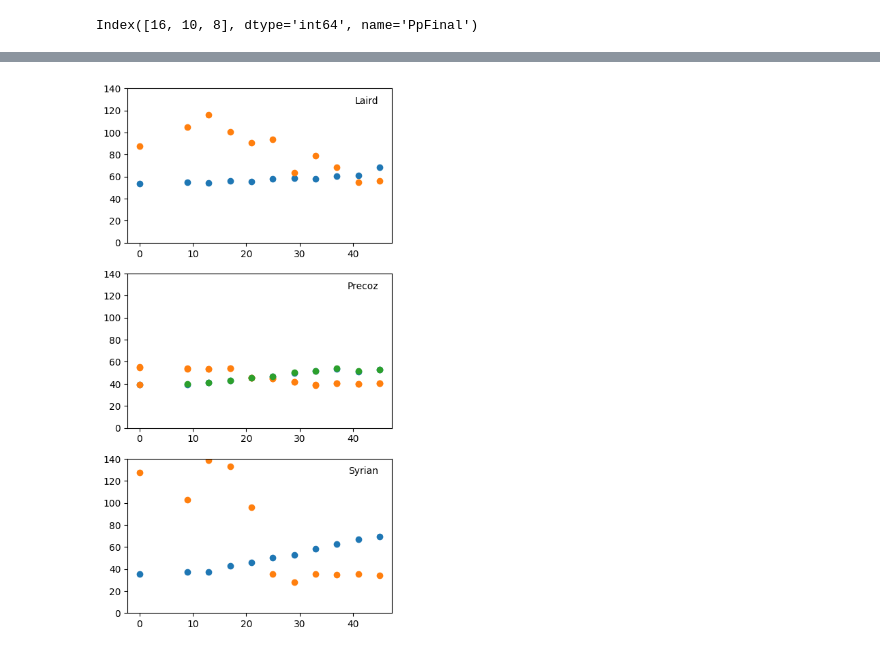
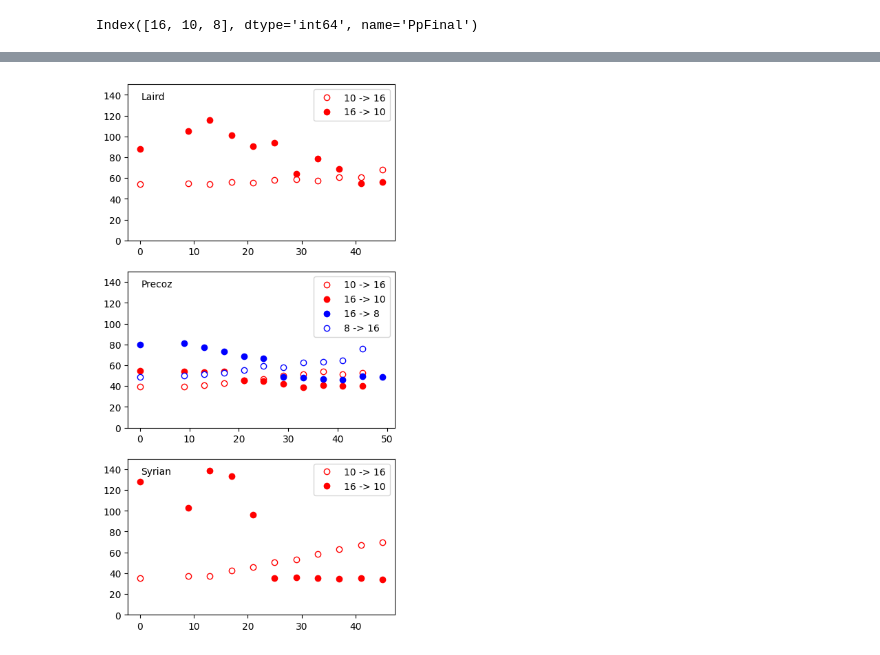
Before and after one commit to PlantandFoodResearch/ApsimX, a Jupyter notebook: Prototypes/Lentil/PhenAnalysis.ipynb, the cells around one changed output, grey strips where cells are left out. Drawn from its saved outputs; the diff is of its cells as text; code cells hidden in the pictures.

```diff
--- a/Prototypes/Lentil/PhenAnalysis.ipynb
+++ b/Prototypes/Lentil/PhenAnalysis.ipynb
@@ -81,7 +81,9 @@ for c in RobCults:
                     ls = lins[ip]
                     if ip == 8:
                         fc = 'w'
-                    plt.plot(dat.DuratInitial,dat.TtFirstFlower,ls,color = cols[it],mfc=fc)
+                    plt.plot(dat.DuratInitial,dat.TtFirstFlower,ls,color = cols[it],mfc=fc, label=' temp = '+str(it)+'oC '+'Pp = '+str(ip) )
             plt.ylim(ylims[c][0],ylims[c][1])
+            if pos in [4,8]:
+                plt.legend(loc='center left', bbox_to_anchor=(1, 0.5))
             pos+=1
 # %% [output]
@@ -127,6 +129,7 @@ cols = dict(zip(SumFinalPps.values,['grey','darkgoldenrod','darkorange']))
 fill = dict(zip(SumInitDurats.values,[False,True]))
 lins = dict(zip(SumInitDurats.values,['o--','o-']))
 #ylims = dict(zip(RobCults.values,[(500,2000),(300,1000)]))
+verns = dict(zip(SumInitDurats.values,['Nil','Chill']))
 # %%
 Graph = plt.figure(figsize=(5,10))
 pos = 1
@@ -141,9 +144,10 @@ for c in SumCults:
             ls = lins[id]
             if id == 0:
                 fc = 'w'
-            plt.plot(dat.TmeanFinal,dat.DaysToFlowerPostVern,ls,color = cols[fp],mfc=fc)
+            plt.plot(dat.TmeanFinal,dat.DaysToFlowerPostVern,ls,color = cols[fp],mfc=fc,label = 'Vern = '+str(verns[id])+' Pp = '+str(fp))
     #plt.ylim(ylims[c][0],ylims[c][1])
     plt.ylim(0,130)
     plt.xlim(5,25)
+    plt.legend(loc='center left', bbox_to_anchor=(1, 0.5))
     pos+=1
 # %% [output]
@@ -162,9 +166,10 @@ for c in SumCults:
             ls = lins[id]
             if id == 0:
                 fc = 'w'
-            plt.plot(dat.TmeanFinal,dat.TtFirstFlower,ls,color = cols[fp],mfc=fc)
+            plt.plot(dat.TmeanFinal,dat.TtFirstFlower,ls,color = cols[fp],mfc=fc,label = 'Vern = '+str(verns[id])+' Pp = '+str(fp))
     #plt.ylim(ylims[c][0],ylims[c][1])
     plt.ylim(0,2000)
     plt.xlim(5,25)
+    plt.legend(loc='center left', bbox_to_anchor=(1, 0.5))
     pos+=1
 # %% [output]
@@ -248,20 +213,33 @@ Roberts86.loc[(Roberts86.Cultivar=='Precoz')&
 # %%
 Graph = plt.figure(figsize=(5,10))
 pos = 1
 for c in Rob86Cults:
     ax = Graph.add_subplot(3,1,pos)
-    plt.text(0.95,0.95,c,horizontalalignment='right',verticalalignment='top', transform=ax.transAxes)
+    plt.text(0.05,0.95,c,horizontalalignment='left',verticalalignment='top', transform=ax.transAxes)
     for ip in Rob86InitPps:
-        datfilter = (Roberts86.Cultivar==c)&(Roberts86.PpInitial==ip)
-        dat = Roberts86.loc[datfilter,:]
-            # fc = cols[fp]
-            # ls = lins[id]
-            # if id == 0:
-            #     fc = 'w'
-        plt.plot(dat.DuratInitial,dat.DaysToFlowerPostVern,'o')#,ls,color = cols[fp],mfc=fc)
+        for fp in Rob86FinalPps:
+            #if (ip != fp):
+            datfilter = (Roberts86.Cultivar==c)&(Roberts86.PpInitial==ip)&(Roberts86.PpFinal==fp)
+            dat = Roberts86.loc[datfilter,:]
+            if (len(dat.Cultivar)>0):
+                if ip == 8:
+                    ec = 'b'
+                    fc = 'w'
+                if ip == 10:
+                    ec = 'r'
+                    fc = 'w'
+                if ip == 16:
+                    if fp == 8:
+                        ec = 'b'
+                        fc = 'b'
+                    if fp == 10:
+                        ec = 'r'
+                        fc = 'r'
+                plt.plot(dat.DuratInitial,dat.DaysToFlowerPostVern,'o',mfc = fc, mec = ec,label = str(ip)+' -> '+str(fp))
     #plt.ylim(ylims[c][0],ylims[c][1])
-    plt.ylim(0,140)
+    plt.ylim(0,150)
     #plt.xlim(5,25)
+    plt.legend()
     pos+=1
 # %% [output]
-[figure, old version]
+[figure, new version]
```
Also changed, not shown: parts of 8 cells of this notebook, 1 other file.
